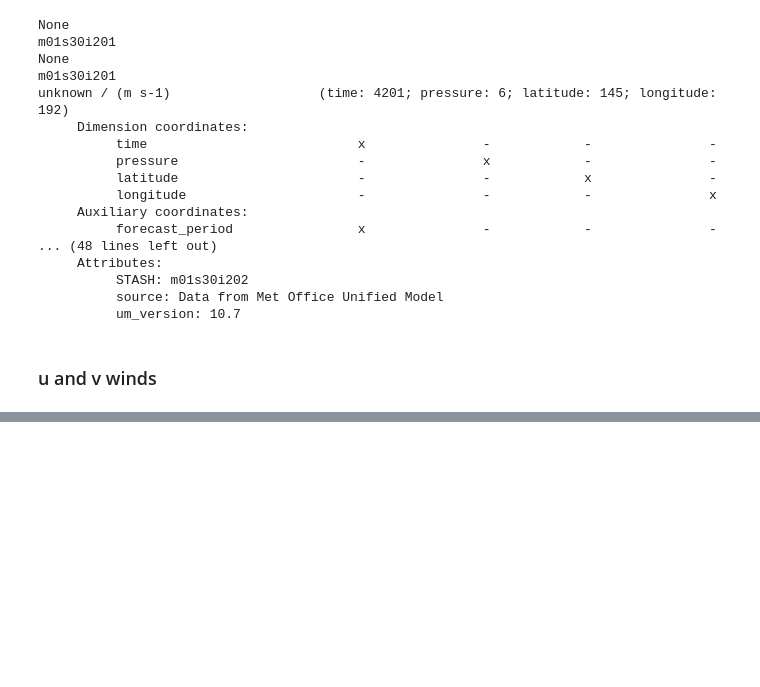
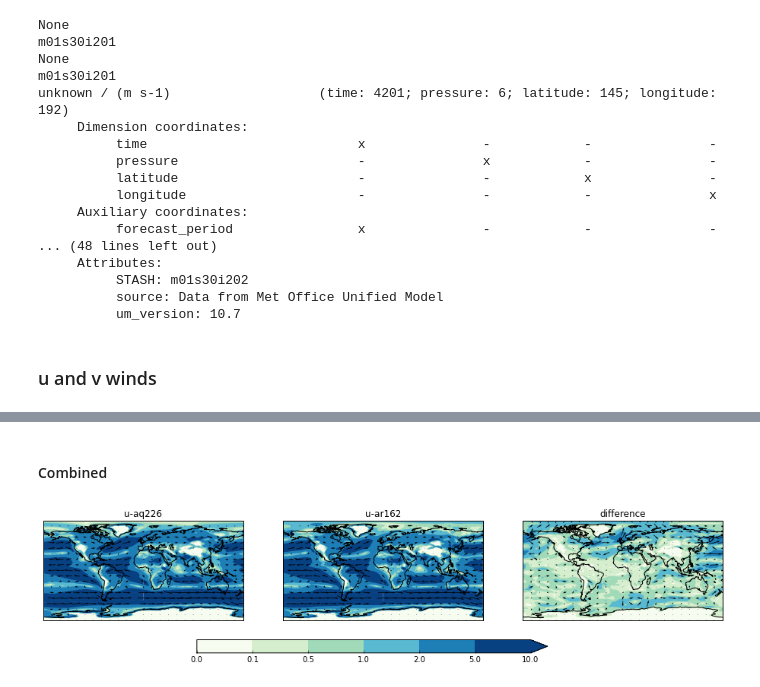
Before and after one commit to douglask3/albedo_teleconection, a Jupyter notebook: Untitled0.ipynb, the cells around one changed output, grey strips where cells are left out. Saved outputs shown, nothing was run; the diff lists cells and outputs as text; code cells hidden in the pictures; blank space fills up the shorter version.

Commit message:
plotting wind at 500 and 200 pressure levels - still plotting ...

```diff
--- a/Untitled0.ipynb
+++ b/Untitled0.ipynb
@@ -122,6 +123,11 @@ def plot_job_maps(cubes, dcmap, dlevels, extract = True, *args, **kw):
     plt.title('difference')
     return([map1, map2, dmap])
 # %%
-u_wind_maps = plot_job_maps(u_wind, dcmap = dcmap, dlevels = dlevels_u_wind,
-                                     cmap =  cmap,  levels =  levels_u_wind,
-                                     pressure = 850)
+def make_u_wind_maps(pressure):
+    return plot_job_maps(u_wind, dcmap = dcmap, dlevels = dlevels_u_wind,
+                                  cmap =  cmap,  levels =  levels_u_wind,
+                                  pressure = pressure)
+def make_v_wind_maps(pressure):
+    return plot_job_maps(v_wind, dcmap = dcmap, dlevels = dlevels_v_wind,
+                                  cmap =  cmap,  levels =  levels_v_wind,
+                                  pressure = pressure)
@@ -137,8 +135,8 @@ v_wind_maps = plot_job_maps(v_wind, dcmap = dcmap, dlevels = dlevels_v_wind,
 def speed(x, y):
     return np.sqrt(x**2 + y **2)
 
-def findSpeedDir(u, v, n, title, normalise = True, factor = 5, scale = 0.01, *args, **kw):
-    plt.rcParams['figure.figsize'] = (8.0, 8.0)
+def findSpeedDir(u, v, n, title, normalise = False, factor = 8, scale = 0.007, *args, **kw):
+    plt.rcParams['figure.figsize'] = (16.0, 3.0)
     wind_speed = v.copy()
     wind_direc = v.copy()
 
@@ -151,16 +149,25 @@ def findSpeedDir(u, v, n, title, normalise = True, factor = 5, scale = 0.01, *ar
     x = ulon.points
     y = u.coord('latitude').points
 
-    cf = plot_lonely_cube(wind_speed, N = 3, M = 1, n = n, projection = ccrs.PlateCarree(),
+    cf = plot_lonely_cube(wind_speed, N = 1, M = 3, n = n, projection = ccrs.PlateCarree(),
                           cmap = scmap, levels = levels_s_wind, extend = 'max',
                           colourbar = False, *args, **kw)
 
-    xindex = range(0, len(x), factor)
+    xindex = range(0, len(x), factor)[:-1]
     yindex = range(0, len(y), factor)
     zindex = np.ix_(yindex, xindex)
 
     norm = wind_speed.data[zindex] if normalise else 1.0
 
+    #
     plt.quiver(x[xindex], y[yindex], u.data[zindex] / norm, v.data[zindex] / norm, pivot = 'middle', scale = 1.0 / scale)
     plt.title(title)
+    plt.xlim((-180, 180))
     return wind_speed, wind_direc, cf
+
+def arrowed_maps(u_wind_map, v_wind_map):
+    for u, v, n, title, s in zip(u_wind_map, v_wind_map, [1,2,3], jobs, [0.005, 0.005, 0.02]):
+        ws, wd, cf = findSpeedDir(u, v, n, title, scale = s)
+
+    colorbar_axes = plt.gcf().add_axes([0.3,0.01, 0.4, 0.08])
+    plt.colorbar(cf, colorbar_axes, orientation='horizontal')
@@ -176,0 +178,2 @@ plt.colorbar(cf, colorbar_axes, orientation='horizontal')
+# %%
+u_wind_map = make_u_wind_maps(850)
@@ -176,0 +184,2 @@ plt.colorbar(cf, colorbar_axes, orientation='horizontal')
+# %%
+v_wind_map = make_v_wind_maps(850)
@@ -176,0 +188,6 @@ plt.colorbar(cf, colorbar_axes, orientation='horizontal')
+# %% [markdown]
+#### Combined
+# %%
+arrowed_maps(u_wind_map, v_wind_map)
+# %% [output]
+[figure, added]
```
Also changed, not shown: parts of 23 cells of this notebook.
